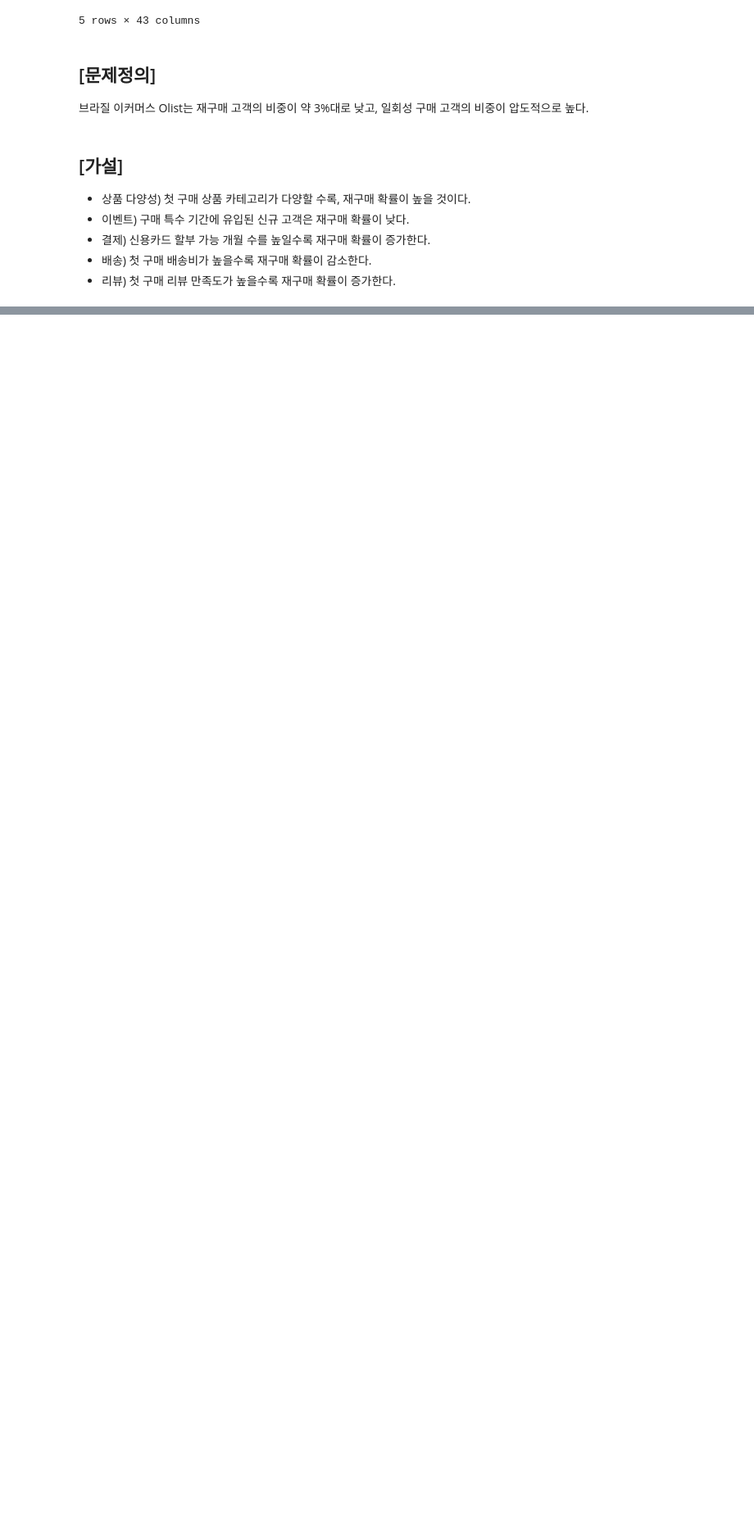
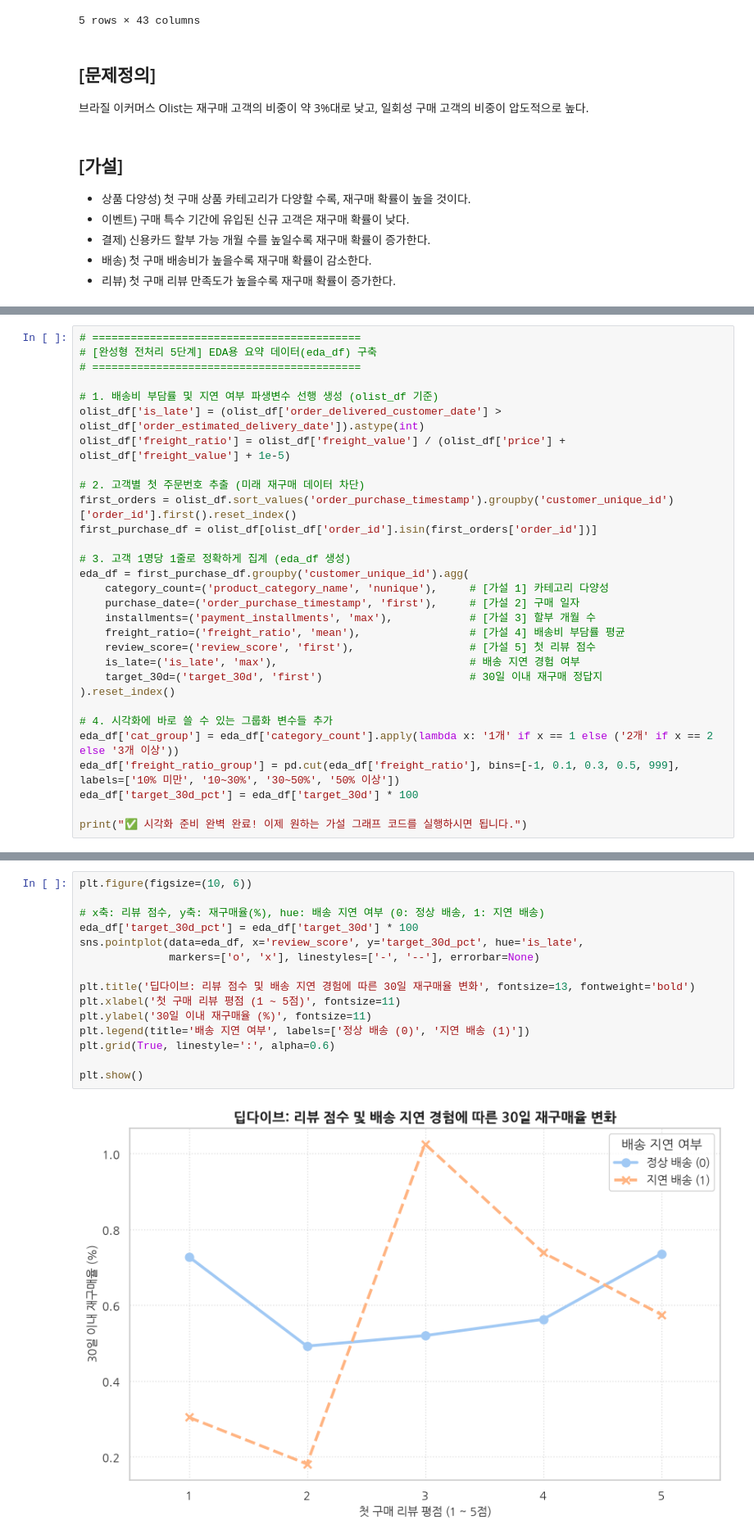
Before and after one commit to roh-git/Olist_DATA_ANALYSIS_PROJECT, a Jupyter notebook: Olist_Analysis.ipynb, the cells around one changed output, grey strips where cells are left out. Shown at 82% size. Saved outputs shown, nothing was run; the diff lists cells and outputs as text; blank space fills up the shorter version.

```diff
--- a/Olist_Analysis.ipynb
+++ b/Olist_Analysis.ipynb
@@ -260,0 +281,30 @@ olist_df.head()
+# %%
+# ==========================================
+# [완성형 전처리 5단계] EDA용 요약 데이터(eda_df) 구축
+# ==========================================
+
+# 1. 배송비 부담률 및 지연 여부 파생변수 선행 생성 (olist_df 기준)
+olist_df['is_late'] = (olist_df['order_delivered_customer_date'] > olist_df['order_estimated_delivery_date']).astype(int)
+olist_df['freight_ratio'] = olist_df['freight_value'] / (olist_df['price'] + olist_df['freight_value'] + 1e-5)
+
+# 2. 고객별 첫 주문번호 추출 (미래 재구매 데이터 차단)
+first_orders = olist_df.sort_values('order_purchase_timestamp').groupby('customer_unique_id')['order_id'].first().reset_index()
+first_purchase_df = olist_df[olist_df['order_id'].isin(first_orders['order_id'])]
+
+# 3. 고객 1명당 1줄로 정확하게 집계 (eda_df 생성)
+eda_df = first_purchase_df.groupby('customer_unique_id').agg(
+    category_count=('product_category_name', 'nunique'),     # [가설 1] 카테고리 다양성
+    purchase_date=('order_purchase_timestamp', 'first'),     # [가설 2] 구매 일자
+    installments=('payment_installments', 'max'),            # [가설 3] 할부 개월 수
+    freight_ratio=('freight_ratio', 'mean'),                 # [가설 4] 배송비 부담률 평균
+    review_score=('review_score', 'first'),                  # [가설 5] 첫 리뷰 점수
+    is_late=('is_late', 'max'),                              # 배송 지연 경험 여부
+    target_30d=('target_30d', 'first')                       # 30일 이내 재구매 정답지
+).reset_index()
+
+# 4. 시각화에 바로 쓸 수 있는 그룹화 변수들 추가
+eda_df['cat_group'] = eda_df['category_count'].apply(lambda x: '1개' if x == 1 else ('2개' if x == 2 else '3개 이상'))
+eda_df['freight_ratio_group'] = pd.cut(eda_df['freight_ratio'], bins=[-1, 0.1, 0.3, 0.5, 999], labels=['10% 미만', '10~30%', '30~50%', '50% 이상'])
+eda_df['target_30d_pct'] = eda_df['target_30d'] * 100
+
+print("✅ 시각화 준비 완벽 완료! 이제 원하는 가설 그래프 코드를 실행하시면 됩니다.")
@@ -260,0 +383,17 @@ olist_df.head()
+# %%
+plt.figure(figsize=(10, 6))
+
+# x축: 리뷰 점수, y축: 재구매율(%), hue: 배송 지연 여부 (0: 정상 배송, 1: 지연 배송)
+eda_df['target_30d_pct'] = eda_df['target_30d'] * 100
+sns.pointplot(data=eda_df, x='review_score', y='target_30d_pct', hue='is_late',
+              markers=['o', 'x'], linestyles=['-', '--'], errorbar=None)
+
+plt.title('딥다이브: 리뷰 점수 및 배송 지연 경험에 따른 30일 재구매율 변화', fontsize=13, fontweight='bold')
+plt.xlabel('첫 구매 리뷰 평점 (1 ~ 5점)', fontsize=11)
+plt.ylabel('30일 이내 재구매율 (%)', fontsize=11)
+plt.legend(title='배송 지연 여부', labels=['정상 배송 (0)', '지연 배송 (1)'])
+plt.grid(True, linestyle=':', alpha=0.6)
+
+plt.show()
+# %% [output]
+[figure, added]
```
Also changed, not shown: parts of 24 cells of this notebook.
